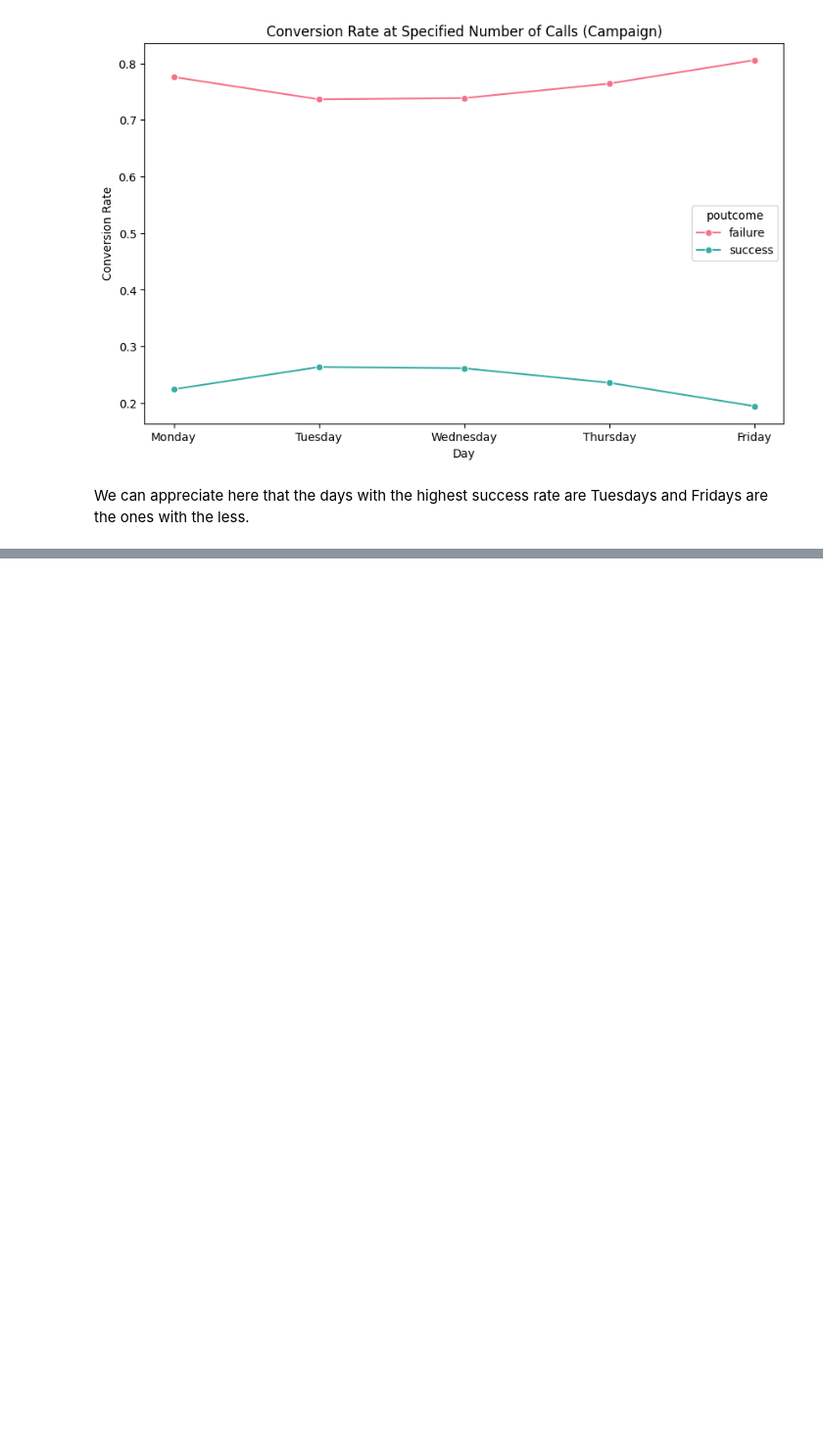
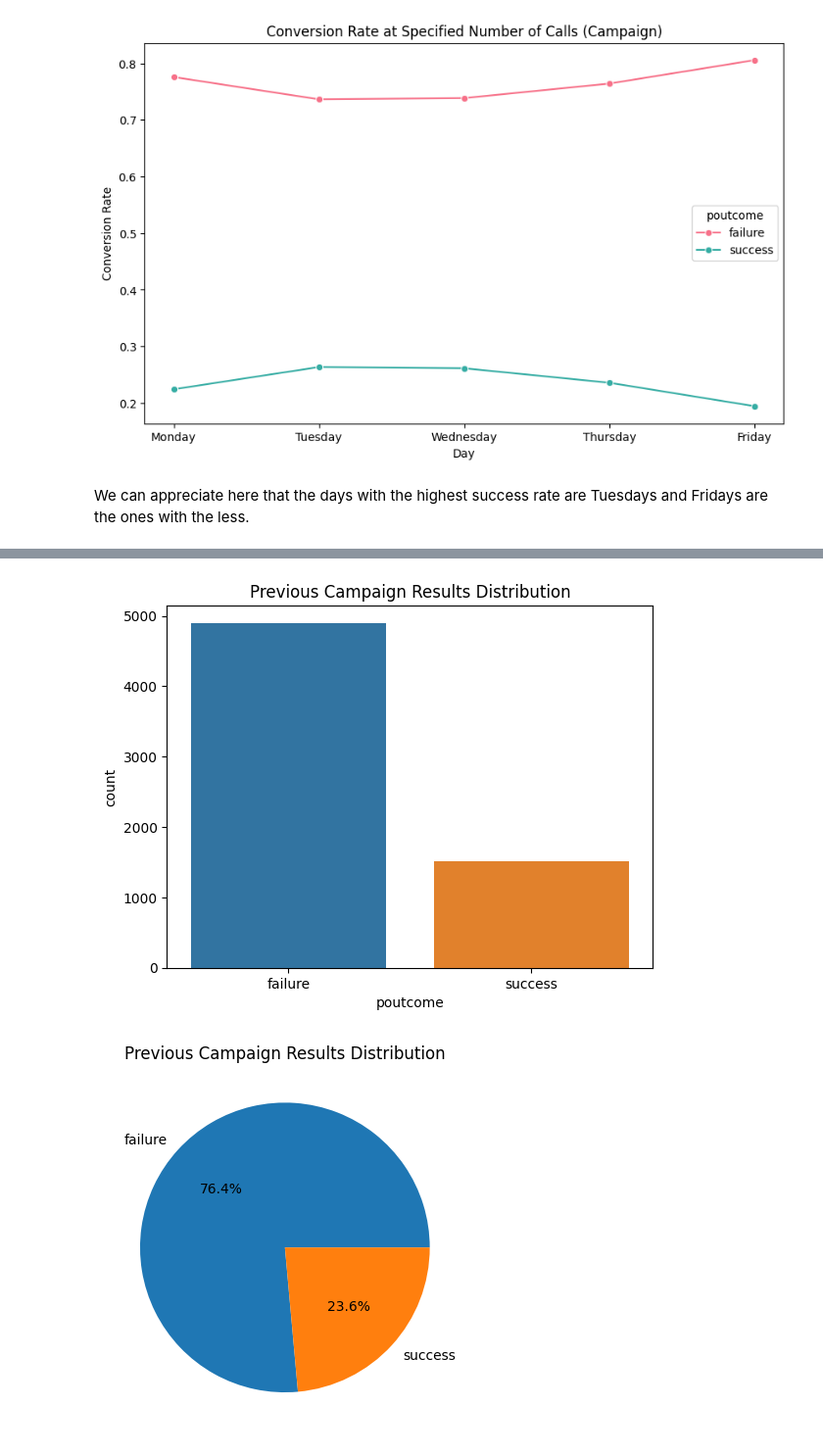
Before and after one commit to taliarosenkranz/Marketing_Analysis_Forecasting, a Jupyter notebook: Bancall.ipynb, the cells around one changed output, grey strips where cells are left out. Shown at 98% size. Cells and saved outputs as stored; diff of their text form; code cells hidden in the pictures; blank space fills up the shorter version.

```diff
--- a/Bancall.ipynb
+++ b/Bancall.ipynb
@@ -468,0 +679,16 @@ We can appreciate here that the days with the highest success rate are Tuesdays
+# %%
+# Filter out 'ongoing' and 'other' values from 'poutcome' column
+df_poutcome = df[(df['poutcome'] != 'ongoing') & (df['poutcome'] != 'other')]
+
+# Create count plot
+sns.countplot(data=df_poutcome, x='poutcome', hue=df_poutcome.poutcome)
+plt.title('Previous Campaign Results Distribution')
+plt.show()
+
+# Create pie chart
+plt.pie(df_poutcome['poutcome'].value_counts(), labels=df_poutcome['poutcome'].unique(), autopct='%1.1f%%')
+plt.title('Previous Campaign Results Distribution')
+plt.show()
+# %% [output]
+[figure, added]
+[figure, added]
```
Also changed, not shown: parts of 98 cells of this notebook.
